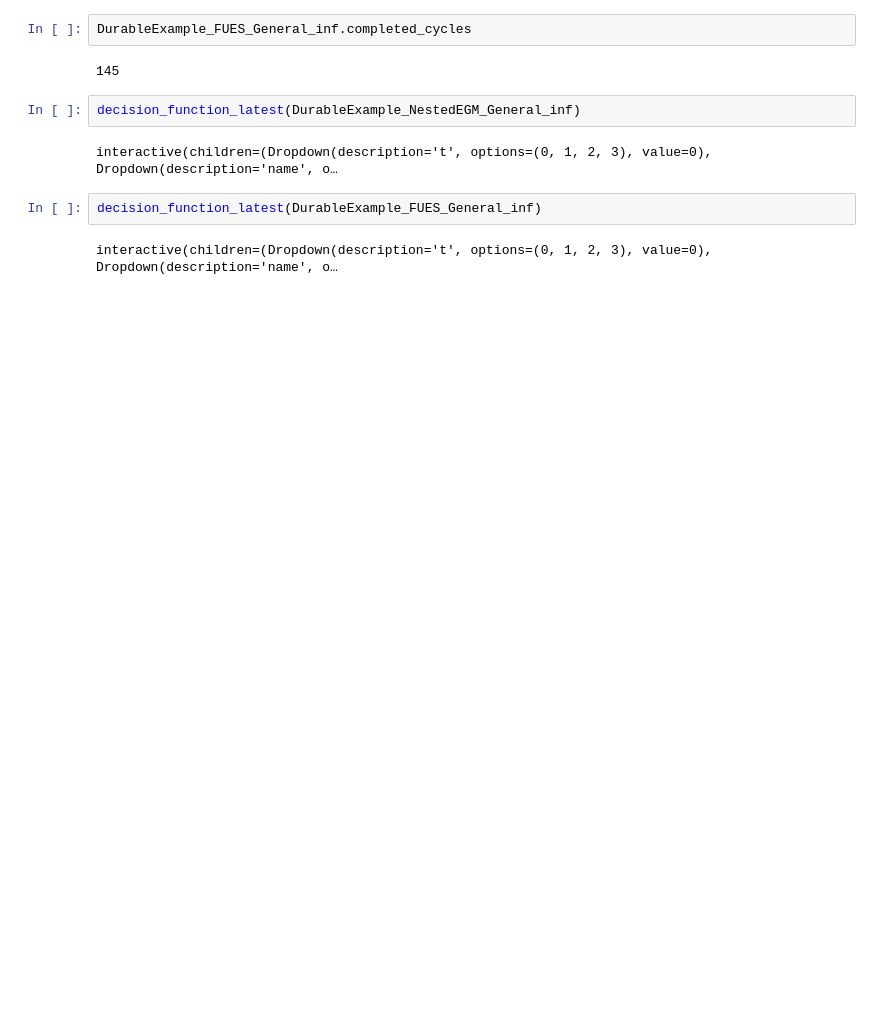
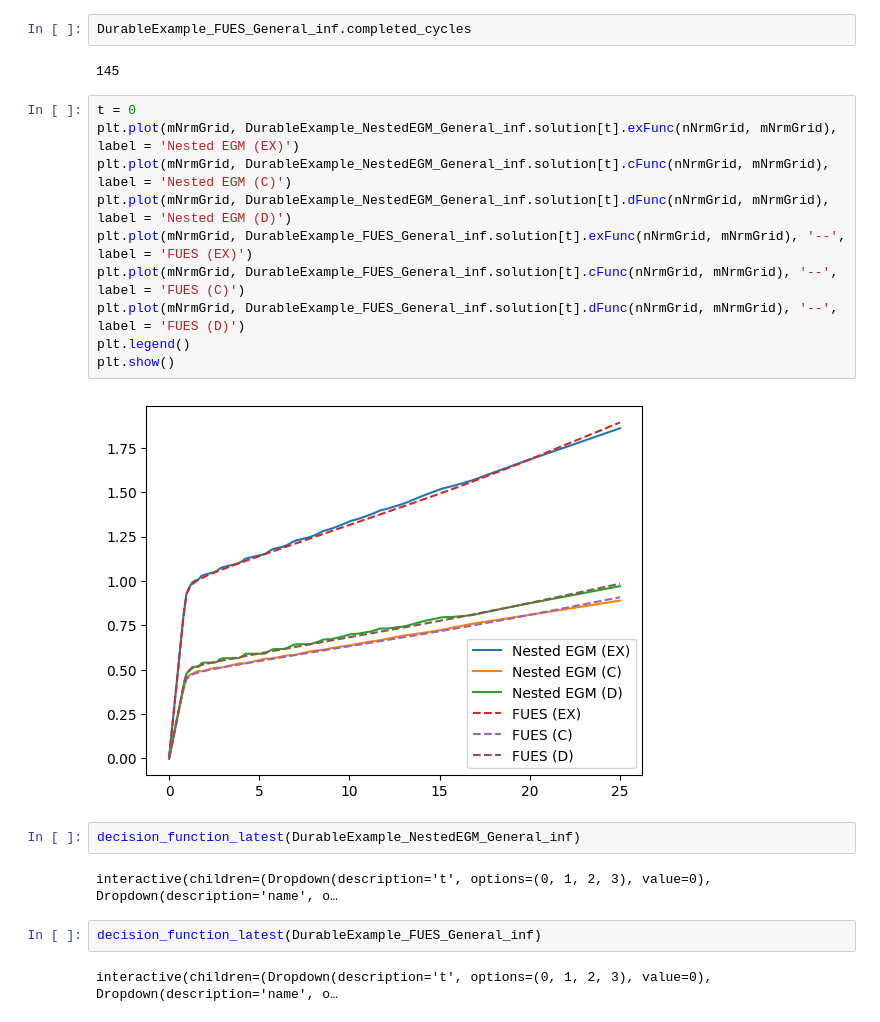
Before and after one commit to AMonninger/DurableConsumerType_REMARK, a Jupyter notebook: code/python/DurableModel_FUES_vs_Nested_EGM.ipynb, the cells around one changed output. Drawn from its saved outputs; the diff is of its cells as text; blank space fills up the shorter version.

```diff
--- a/code/python/DurableModel_FUES_vs_Nested_EGM.ipynb
+++ b/code/python/DurableModel_FUES_vs_Nested_EGM.ipynb
@@ -614,6 +613,18 @@ DurableExample_NestedEGM_General_inf.completed_cycles
 DurableExample_FUES_General_inf.completed_cycles
 # %% [output]
 145
+# %%
+t = 0
+plt.plot(mNrmGrid, DurableExample_NestedEGM_General_inf.solution[t].exFunc(nNrmGrid, mNrmGrid), label = 'Nested EGM (EX)')
+plt.plot(mNrmGrid, DurableExample_NestedEGM_General_inf.solution[t].cFunc(nNrmGrid, mNrmGrid), label = 'Nested EGM (C)')
+plt.plot(mNrmGrid, DurableExample_NestedEGM_General_inf.solution[t].dFunc(nNrmGrid, mNrmGrid), label = 'Nested EGM (D)')
+plt.plot(mNrmGrid, DurableExample_FUES_General_inf.solution[t].exFunc(nNrmGrid, mNrmGrid), '--', label = 'FUES (EX)')
+plt.plot(mNrmGrid, DurableExample_FUES_General_inf.solution[t].cFunc(nNrmGrid, mNrmGrid), '--', label = 'FUES (C)')
+plt.plot(mNrmGrid, DurableExample_FUES_General_inf.solution[t].dFunc(nNrmGrid, mNrmGrid), '--', label = 'FUES (D)')
+plt.legend()
+plt.show()
+# %% [output]
+[figure, added]
 # %%
 decision_function_latest(DurableExample_NestedEGM_General_inf)
 # %% [output]
```
Also changed, not shown: parts of 13 cells of this notebook, 1 other file.
